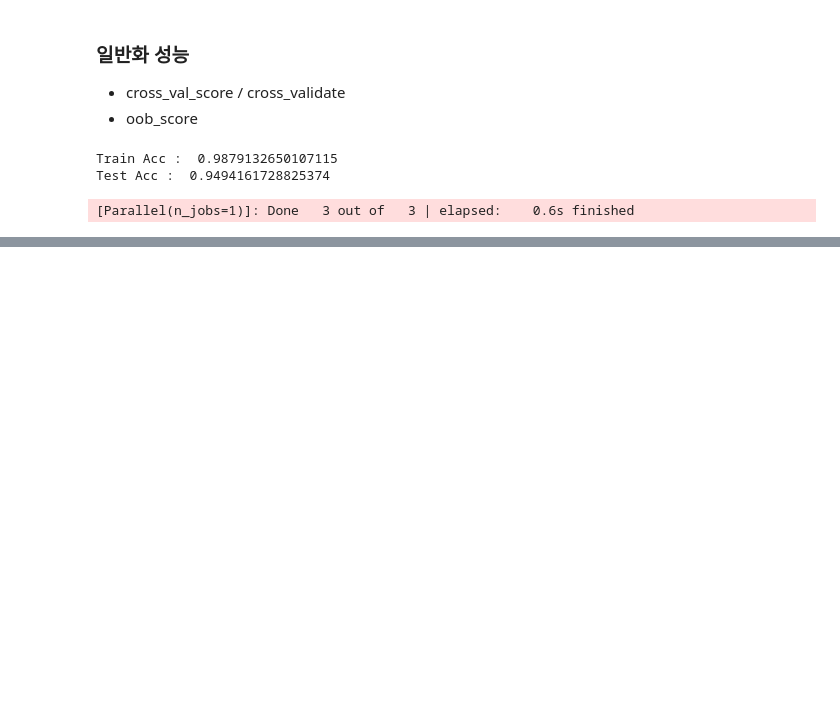
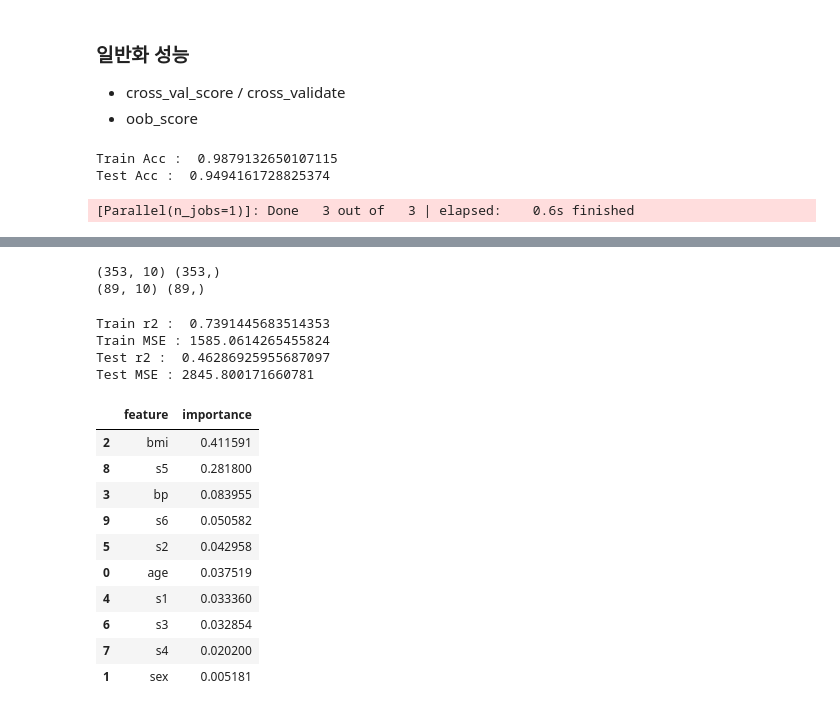
Before and after one commit to joomong0620/machine_learning, a Jupyter notebook: 06_emsemble/02_bagging.ipynb, the cells around one changed output, grey strips where cells are left out. Saved outputs shown, nothing was run; the diff lists cells and outputs as text; code cells hidden in the pictures; blank space fills up the shorter version.

```diff
--- a/06_emsemble/02_bagging.ipynb
+++ b/06_emsemble/02_bagging.ipynb
@@ -139,0 +198,52 @@ Test Acc :  0.9494161728825374
+# %%
+# 데이터 분할
+X, y = diabetes.data, diabetes.target
+
+X_train, X_test, y_train, y_test = train_test_split(X, y,
+    random_state=42, test_size=0.2,
+)
+print(X_train.shape, y_train.shape)
+print(X_test.shape, y_test.shape)
+# %% [output]
+(353, 10) (353,)
+(89, 10) (89,)
+# %%
+# 모델 학습/평가
+from sklearn.metrics import mean_squared_error
+from sklearn.ensemble import RandomForestRegressor
+
+
+rf_reg = RandomForestRegressor(n_estimators=1000, random_state=42, max_depth=5)
+rf_reg.fit(X_train, y_train)
+
+print("Train r2 : ", rf_reg.score(X_train, y_train))
+print("Train MSE :", mean_squared_error(y_train, rf_reg.predict(X_train)))
+
+
+print("Test r2 : ", rf_reg.score(X_test, y_test))
+print("Test MSE :", mean_squared_error(y_test, rf_reg.predict(X_test)))
+# %% [output]
+Train r2 :  0.7391445683514353
+Train MSE : 1585.0614265455824
+Test r2 :  0.46286925955687097
+Test MSE : 2845.800171660781
+# %%
+# 특성 중요도
+feature_importances_df = pd.DataFrame({
+    'feature': diabetes.feature_names,
+    'importance' : rf_reg.feature_importances_
+
+}).sort_values(by='importance', ascending=False)
+feature_importances_df
+# %% [output]
+|  | feature | importance |
+| 2 | bmi | 0.411591 |
+| 8 | s5 | 0.281800 |
+| 3 | bp | 0.083955 |
+| 9 | s6 | 0.050582 |
+| 5 | s2 | 0.042958 |
+| 0 | age | 0.037519 |
+| 4 | s1 | 0.033360 |
+| 6 | s3 | 0.032854 |
+| 7 | s4 | 0.020200 |
+| 1 | sex | 0.005181 |
```
Also changed, not shown: parts of 11 cells of this notebook, 1 other file.
